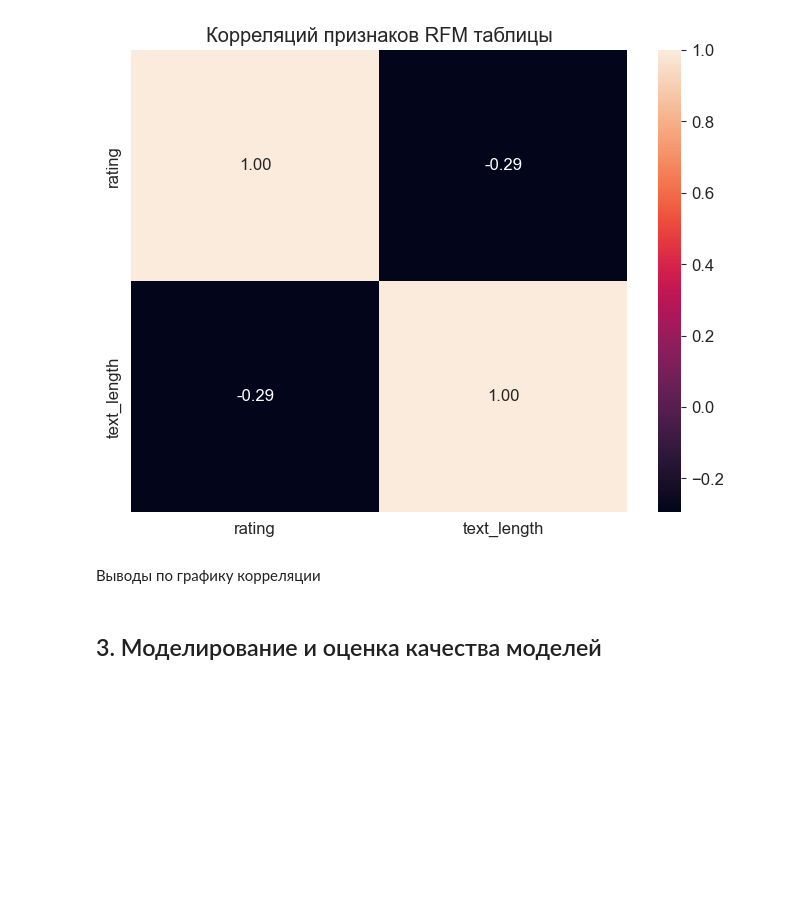
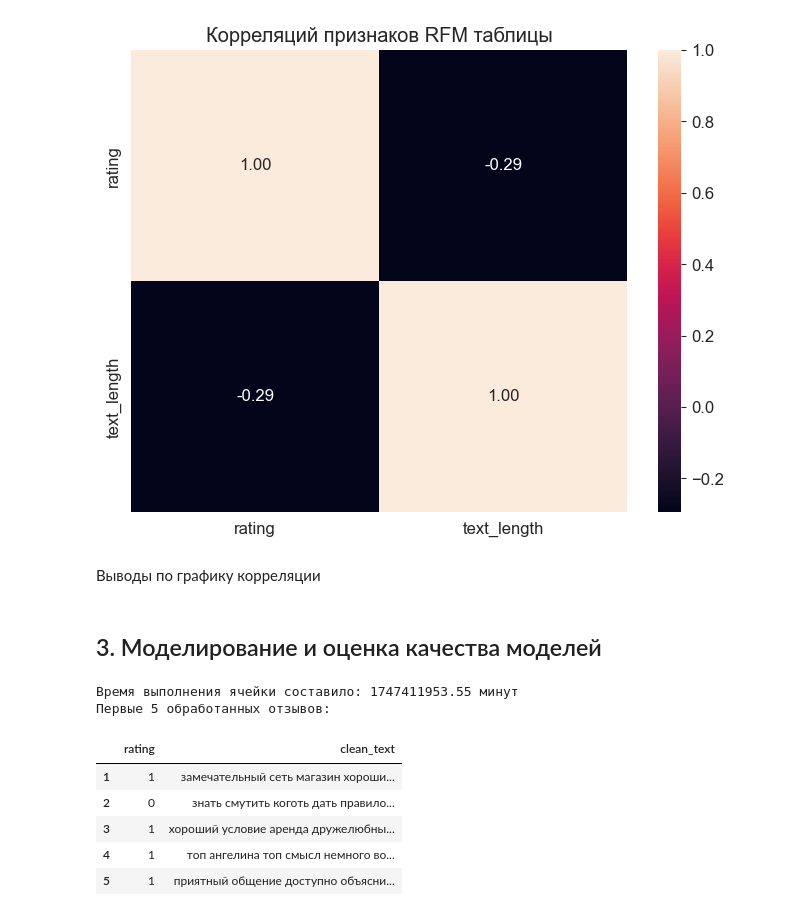
Before and after one commit to sibainu2010/skillfactory_ds, a Jupyter notebook: project_6/project_6.ipynb, the cells around one changed output. Saved outputs shown, nothing was run; the diff lists cells and outputs as text; code cells hidden in the pictures; blank space fills up the shorter version.

```diff
--- a/project_6/project_6.ipynb
+++ b/project_6/project_6.ipynb
@@ -466,0 +490,38 @@ plt.show()
+# %%
+def clean_and_lemmatize_text(text):
+    if not isinstance(text, str):
+        return ""
+
+    text = text.lower()
+    text = re.sub(r"[^а-яё\s]", "", text)
+    text = re.sub(r"\s+", " ", text).strip()
+
+    words = text.split()
+    lemitazed_words = []
+
+    for word in words:
+        if word not in stopwords_ru and len(word)>2:
+            lemitazed_word = morph.parse(word)[0]
+            lemitazed_words.append(lemitazed_word.normal_form)
+
+    return " ".join(lemitazed_words)
+# %%
+start = time.time()
+
+data_clean["clean_text"] = data_clean["text"].apply(clean_and_lemmatize_text)
+result_data = data_clean.copy()
+result_data = result_data[["rating", "clean_text"]]
+
+stop = time.time()
+print(f"Время выполнения ячейки составило: {round(stop-start / 60)} минут")
+print("Первые 5 обработанных отзывов:")
+result_data.head(5)
+# %% [output]
+Время выполнения ячейки составило: 1747411953.55 минут
+Первые 5 обработанных отзывов:
+|  | rating | clean_text |
+| 1 | 1 | замечательный сеть магазин хороши... |
+| 2 | 0 | знать смутить коготь дать правило... |
+| 3 | 1 | хороший условие аренда дружелюбны... |
+| 4 | 1 | топ ангелина топ смысл немного во... |
+| 5 | 1 | приятный общение доступно объясни... |
```
Also changed, not shown: parts of 13 cells of this notebook, 4 other files.
